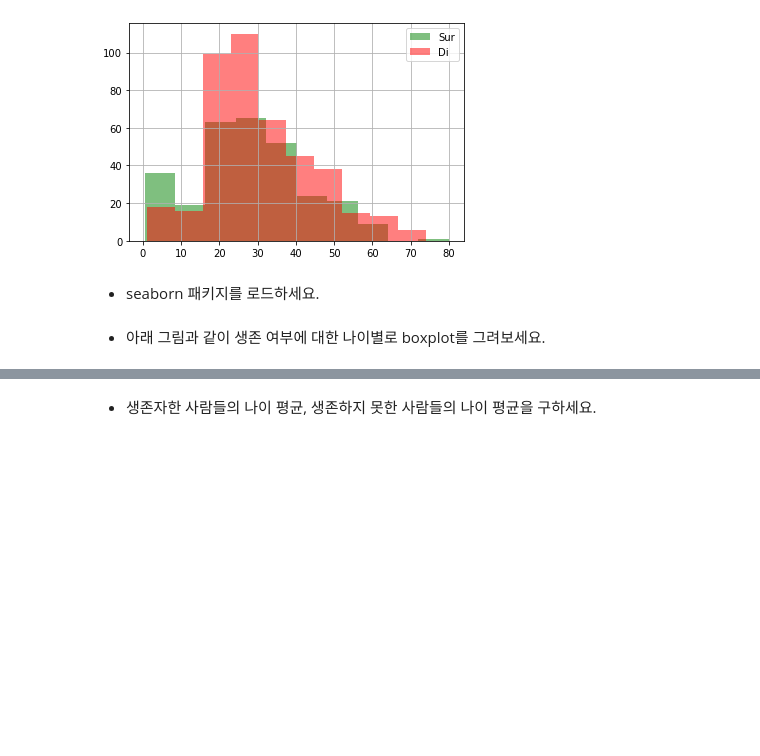
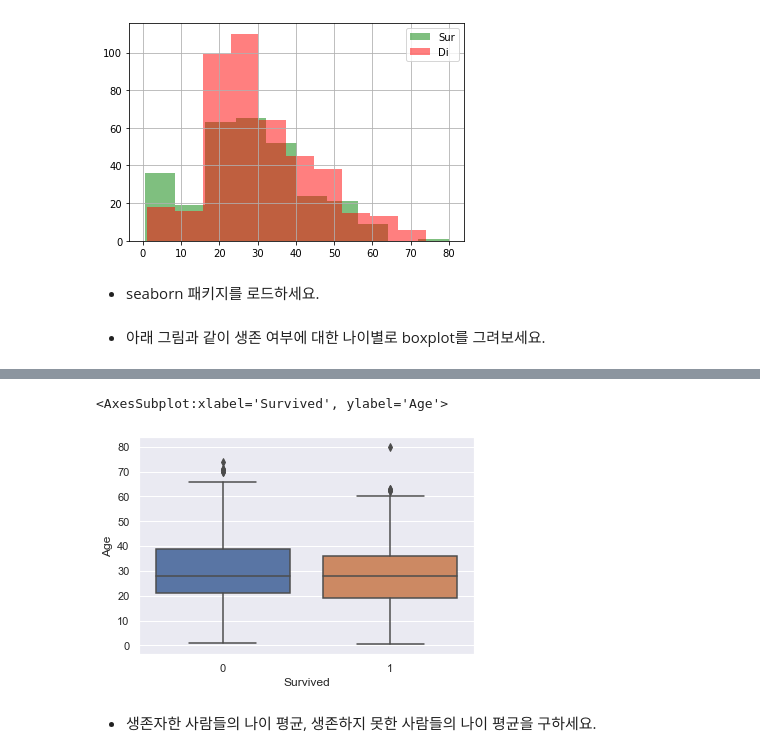
Before and after one commit to yeonji0-0/-22-01-24-, a Jupyter notebook: (22-02-21) Titanic_Exploration_ex .ipynb, the cells around one changed output, grey strips where cells are left out. Drawn from its saved outputs; the diff is of its cells as text; code cells hidden in the pictures; blank space fills up the shorter version.

```diff
--- a/(22-02-21) Titanic_Exploration_ex .ipynb
+++ b/(22-02-21) Titanic_Exploration_ex .ipynb
@@ -253,2 +261,9 @@ plt.legend(loc=1)
+# %%
+#방법2) 어느 데이터 프레임에서 가로는 뭔 컬럼, 세로는 뭔 컬럼
+# -> 데이터를 지정했으니 가로/세로 컬럼 이름만 쓰자
+sns.boxplot(data = data, x = "Survived", y = "Age")
+# %% [output]
+<AxesSubplot:xlabel='Survived', ylabel='Age'>
+[figure, added]
 # %% [markdown]
 * 생존자한 사람들의 나이 평균, 생존하지 못한 사람들의 나이 평균을 구하세요.
```
Also changed, not shown: parts of 38 cells of this notebook, 9 other files.
